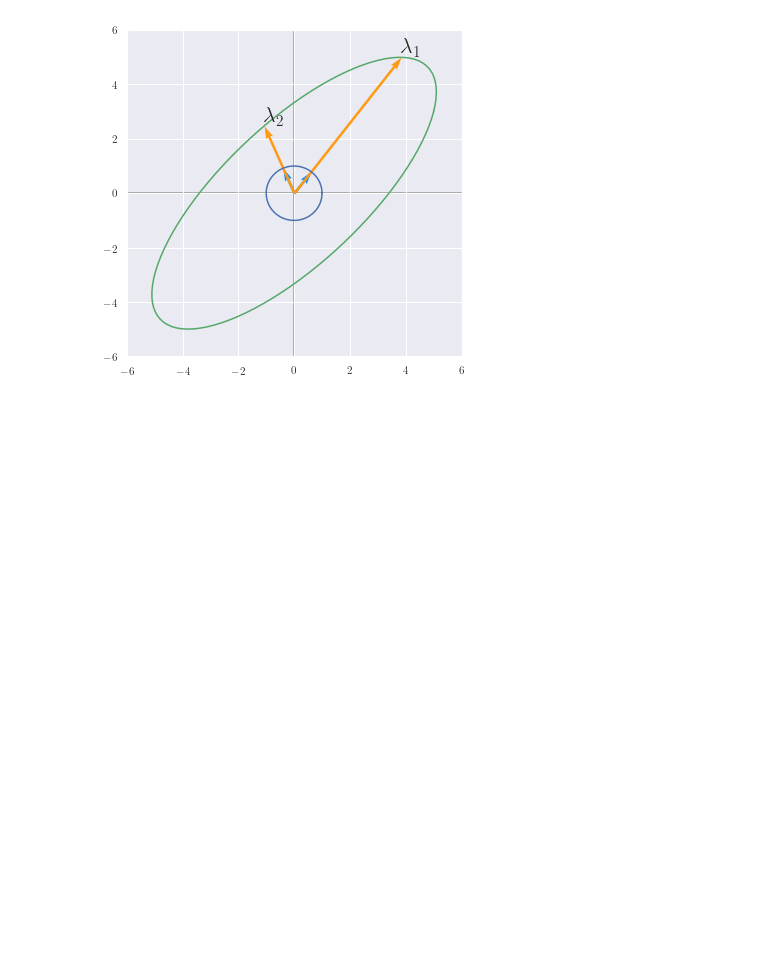
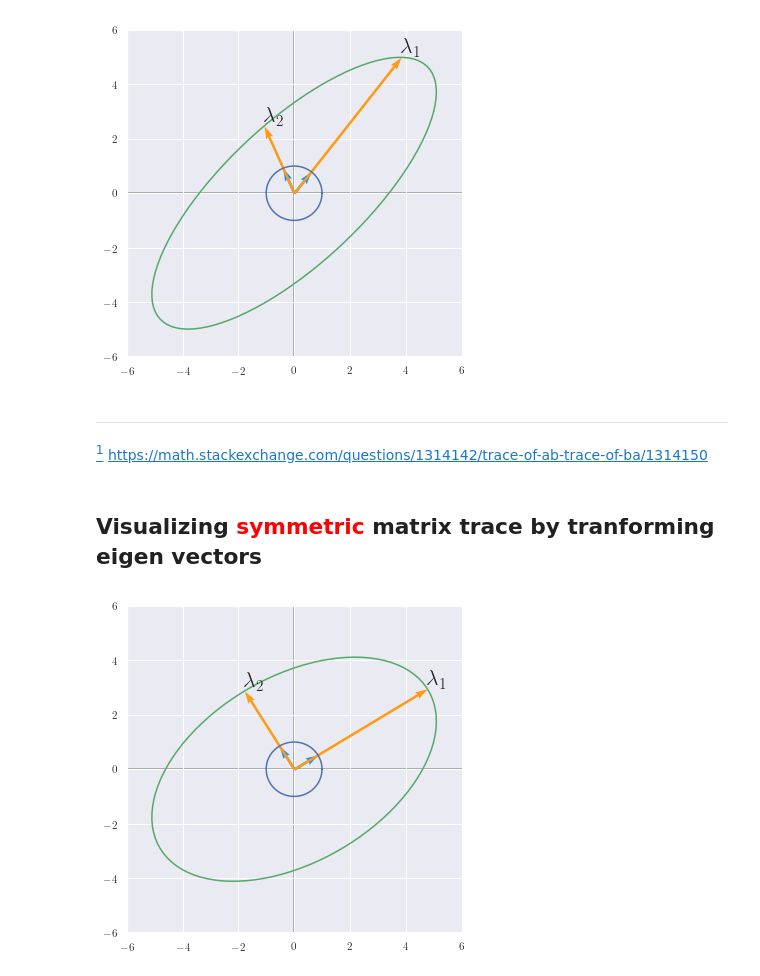
Before and after one commit to shengxue/Matrix-Cookbook-Notes, a Jupyter notebook: 1.1 Trace/1.1 Trace.ipynb, the cells around one changed output. Saved outputs shown, nothing was run; the diff lists cells and outputs as text; code cells hidden in the pictures; blank space fills up the shorter version.

```diff
--- a/1.1 Trace/1.1 Trace.ipynb
+++ b/1.1 Trace/1.1 Trace.ipynb
@@ -78,3 +78,26 @@ plt.ylim(-6, 6)
 plt.show()
 # %% [output]
 [figure]
+# %% [markdown]
+---
+[<sup>1</sup>](#fn1) <span id="fn1">https://math.stackexchange.com/questions/1314142/trace-of-ab-trace-of-ba/1314150</span>
+# %% [markdown]
+## Visualizing <font color='red'> symmetric </font> matrix trace by tranforming eigen vectors
+# %%
+B = np.array([[5, 1], [1, 4]])
+# %%
+plt.figure(figsize=(6, 6))
+
+linearTransformation(B)
+
+eigVecs = np.linalg.eig(A)[1]
+eigVals = np.linalg.eig(A)[0]
+plt.text(*eigVecs[:, 0]*eigVals[0], r"$\lambda_1$")
+plt.text(*eigVecs[:, 1]*eigVals[1], r"$\lambda_2$")
+
+plt.xlim(-6, 6)
+plt.ylim(-6, 6)
+# plt.axis('scaled')
+plt.show()
+# %% [output]
+[figure, added]
```
Also changed, not shown: parts of 1 cell of this notebook, 2 other files.
